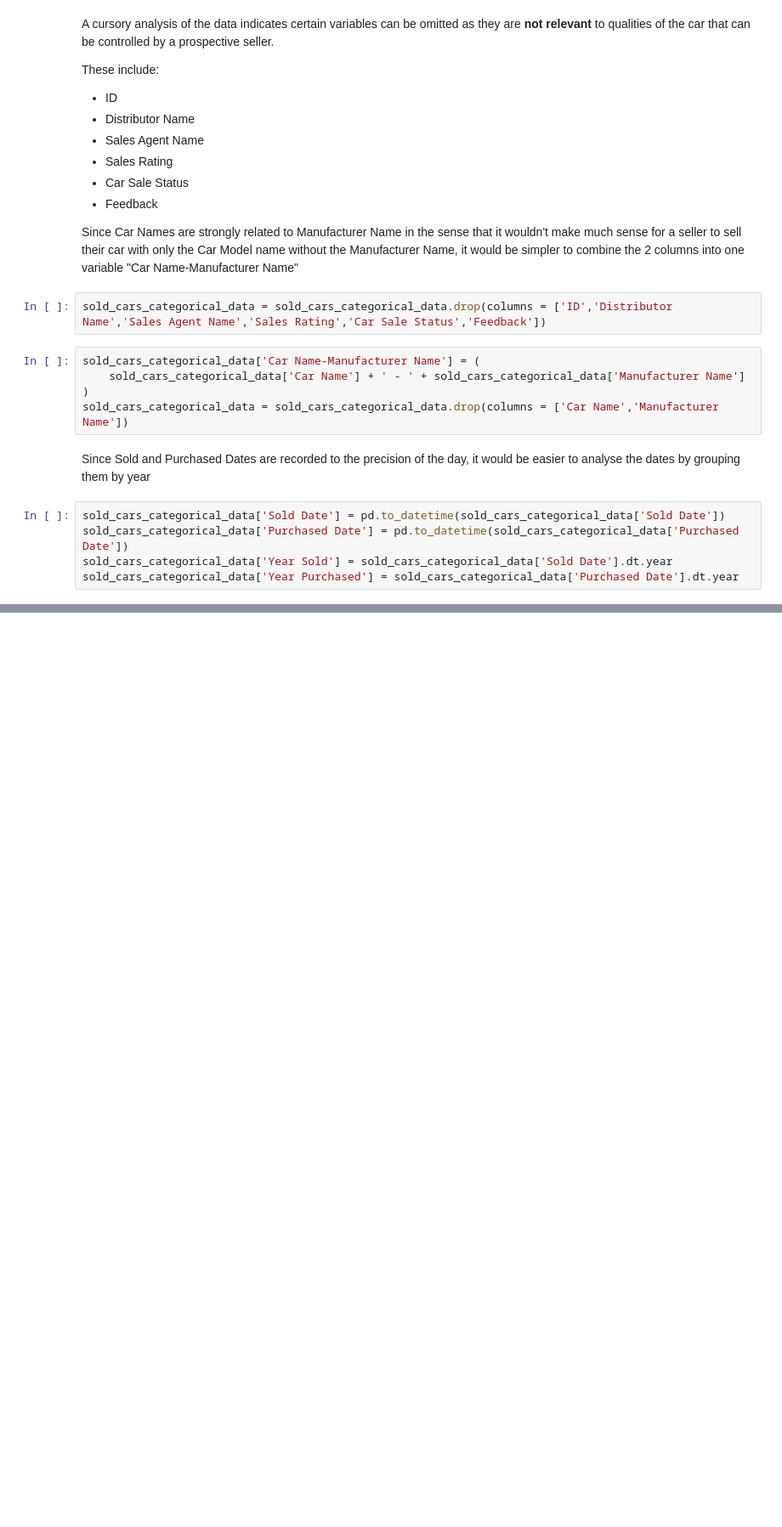
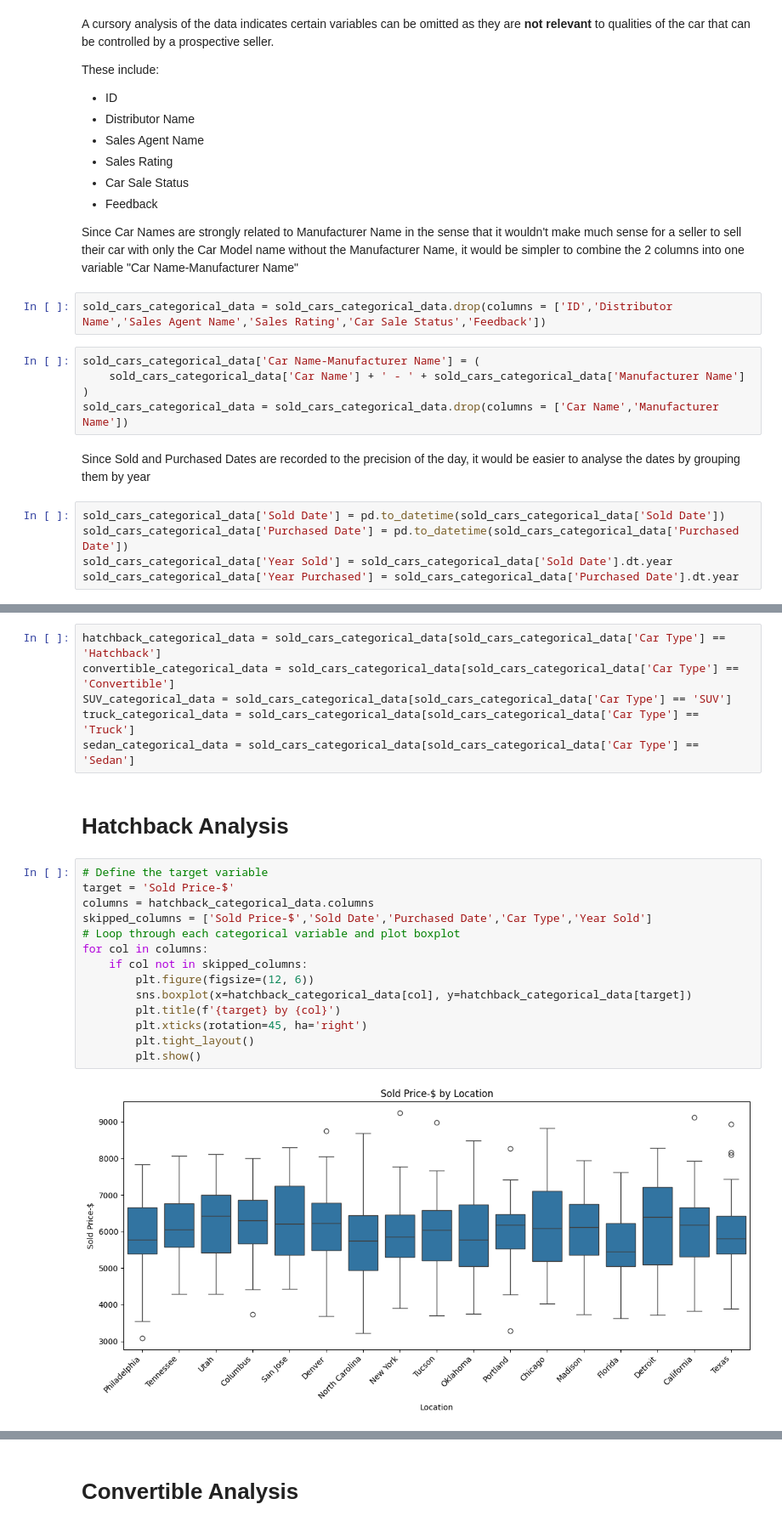
Before and after one commit to keechongwei/SC1015, a Jupyter notebook: MiniProject.ipynb, the cells around one changed output, grey strips where cells are left out. Shown at 85% size. Saved outputs shown, nothing was run; the diff lists cells and outputs as text; blank space fills up the shorter version.

```diff
--- a/MiniProject.ipynb
+++ b/MiniProject.ipynb
@@ -439,0 +494,24 @@ It can be observed that the following variables have a significant effect on Sol
+# %%
+hatchback_categorical_data = sold_cars_categorical_data[sold_cars_categorical_data['Car Type'] == 'Hatchback']
+convertible_categorical_data = sold_cars_categorical_data[sold_cars_categorical_data['Car Type'] == 'Convertible']
+SUV_categorical_data = sold_cars_categorical_data[sold_cars_categorical_data['Car Type'] == 'SUV']
+truck_categorical_data = sold_cars_categorical_data[sold_cars_categorical_data['Car Type'] == 'Truck']
+sedan_categorical_data = sold_cars_categorical_data[sold_cars_categorical_data['Car Type'] == 'Sedan']
+# %% [markdown]
+# Hatchback Analysis
+# %%
+# Define the target variable
+target = 'Sold Price-$'
+columns = hatchback_categorical_data.columns
+skipped_columns = ['Sold Price-$','Sold Date','Purchased Date','Car Type','Year Sold']
+# Loop through each categorical variable and plot boxplot
+for col in columns:
+    if col not in skipped_columns:
+        plt.figure(figsize=(12, 6))
+        sns.boxplot(x=hatchback_categorical_data[col], y=hatchback_categorical_data[target])
+        plt.title(f'{target} by {col}')
+        plt.xticks(rotation=45, ha='right')
+        plt.tight_layout()
+        plt.show()
+# %% [output]
+[figure, added]
@@ -439,0 +524,2 @@ It can be observed that the following variables have a significant effect on Sol
+# %% [markdown]
+# Convertible Analysis
```
Also changed, not shown: parts of 34 cells of this notebook.
